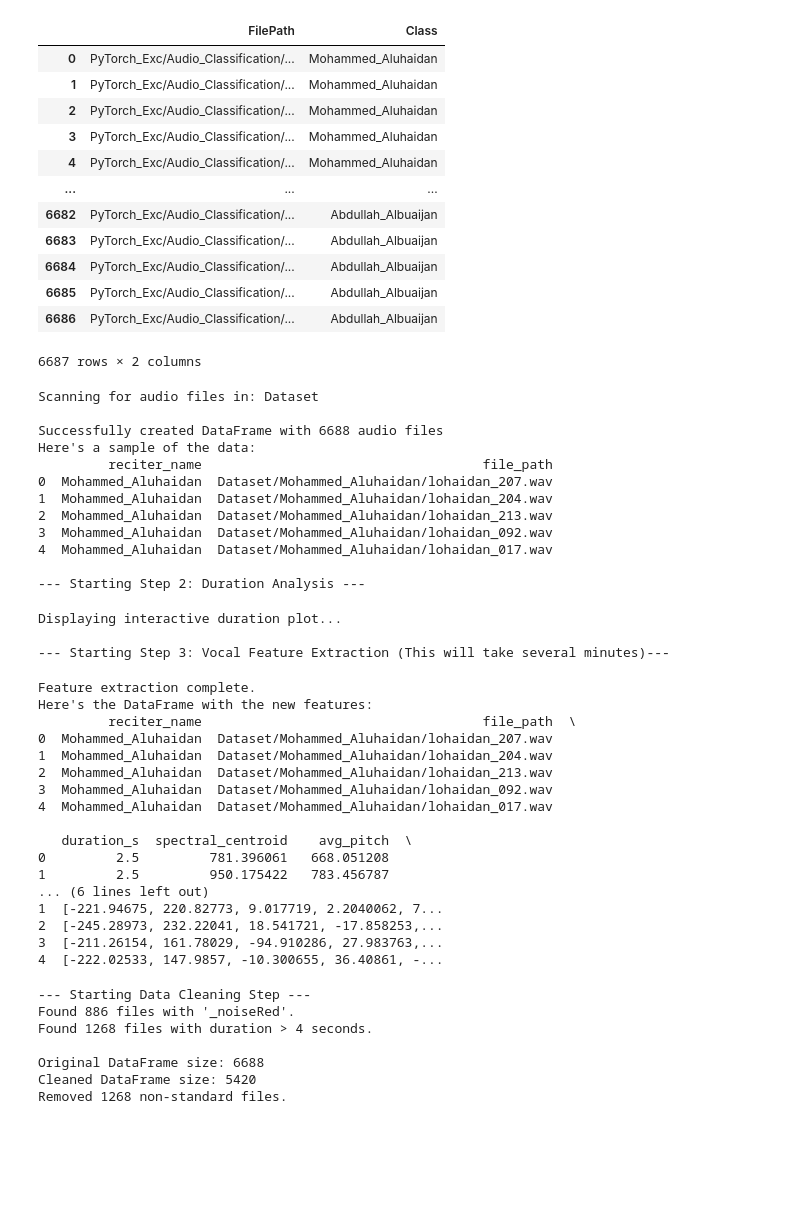
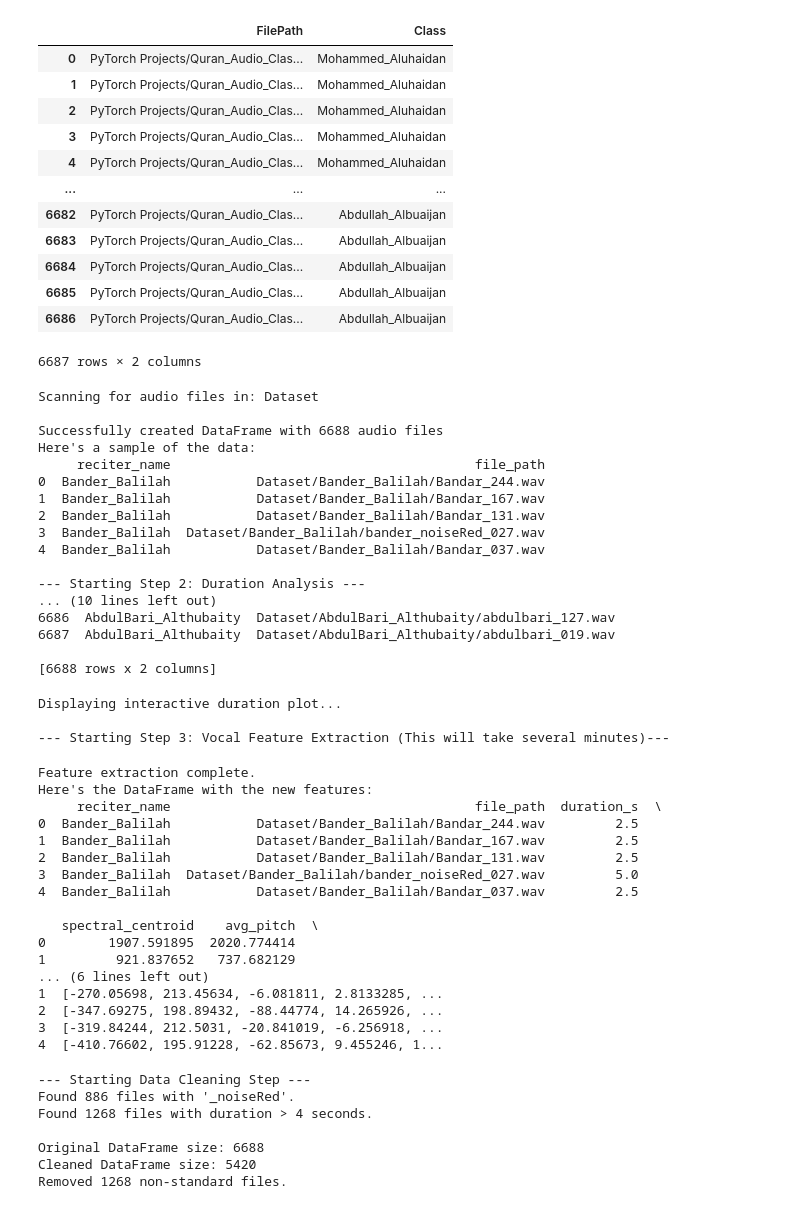
Before and after one commit to Iksiboi777/Quran_Audio_Classification, a Jupyter notebook: project.ipynb, the cells around one changed output. Drawn from its saved outputs; the diff is of its cells as text; code cells hidden in the pictures; blank space fills up the shorter version.

```diff
--- a/project.ipynb
+++ b/project.ipynb
@@ -26,22 +26,22 @@ device = "cuda" if torch.cuda.is_available() else "cpu"
 # %%
 data_df = pd.read_csv("files_paths.csv")
 
-data_df['FilePath'] = 'PyTorch_Exc/Audio_Classification' + data_df['FilePath'].str[1:]
+data_df['FilePath'] = 'PyTorch Projects/Quran_Audio_Classification' + data_df['FilePath'].str[1:]
 
 data_df
 # %% [output]
 |  | FilePath | Class |
-| 0 | PyTorch_Exc/Audio_Classification/... | Mohammed_Aluhaidan |
-| 1 | PyTorch_Exc/Audio_Classification/... | Mohammed_Aluhaidan |
-| 2 | PyTorch_Exc/Audio_Classification/... | Mohammed_Aluhaidan |
-| 3 | PyTorch_Exc/Audio_Classification/... | Mohammed_Aluhaidan |
-| 4 | PyTorch_Exc/Audio_Classification/... | Mohammed_Aluhaidan |
+| 0 | PyTorch Projects/Quran_Audio_Clas... | Mohammed_Aluhaidan |
+| 1 | PyTorch Projects/Quran_Audio_Clas... | Mohammed_Aluhaidan |
+| 2 | PyTorch Projects/Quran_Audio_Clas... | Mohammed_Aluhaidan |
+| 3 | PyTorch Projects/Quran_Audio_Clas... | Mohammed_Aluhaidan |
+| 4 | PyTorch Projects/Quran_Audio_Clas... | Mohammed_Aluhaidan |
 | ... | ... | ... |
-| 6682 | PyTorch_Exc/Audio_Classification/... | Abdullah_Albuaijan |
-| 6683 | PyTorch_Exc/Audio_Classification/... | Abdullah_Albuaijan |
-| 6684 | PyTorch_Exc/Audio_Classification/... | Abdullah_Albuaijan |
-| 6685 | PyTorch_Exc/Audio_Classification/... | Abdullah_Albuaijan |
-| 6686 | PyTorch_Exc/Audio_Classification/... | Abdullah_Albuaijan |
+| 6682 | PyTorch Projects/Quran_Audio_Clas... | Abdullah_Albuaijan |
+| 6683 | PyTorch Projects/Quran_Audio_Clas... | Abdullah_Albuaijan |
+| 6684 | PyTorch Projects/Quran_Audio_Clas... | Abdullah_Albuaijan |
+| 6685 | PyTorch Projects/Quran_Audio_Clas... | Abdullah_Albuaijan |
+| 6686 | PyTorch Projects/Quran_Audio_Clas... | Abdullah_Albuaijan |
 6687 rows × 2 columns
 # %%
 import warnings
@@ -90,6 +90,7 @@ def get_duration(file_path):
 
 # Use tqdm to show a progress bar as this can take a moment
 tqdm.pandas(desc="Calculating durations")
+print(metadata_df)
 metadata_df['duration_s'] = metadata_df['file_path'].progress_apply(get_duration)
 
 # Plot the results
@@ -142,34 +143,39 @@ Scanning for audio files in: Dataset
 
 Successfully created DataFrame with 6688 audio files
 Here's a sample of the data:
-         reciter_name                                    file_path
-0  Mohammed_Aluhaidan  Dataset/Mohammed_Aluhaidan/lohaidan_207.wav
-1  Mohammed_Aluhaidan  Dataset/Mohammed_Aluhaidan/lohaidan_204.wav
-2  Mohammed_Aluhaidan  Dataset/Mohammed_Aluhaidan/lohaidan_213.wav
-3  Mohammed_Aluhaidan  Dataset/Mohammed_Aluhaidan/lohaidan_092.wav
-4  Mohammed_Aluhaidan  Dataset/Mohammed_Aluhaidan/lohaidan_017.wav
+     reciter_name                                       file_path
+0  Bander_Balilah           Dataset/Bander_Balilah/Bandar_244.wav
+1  Bander_Balilah           Dataset/Bander_Balilah/Bandar_167.wav
+2  Bander_Balilah           Dataset/Bander_Balilah/Bandar_131.wav
+3  Bander_Balilah  Dataset/Bander_Balilah/bander_noiseRed_027.wav
+4  Bander_Balilah           Dataset/Bander_Balilah/Bandar_037.wav
 
 --- Starting Step 2: Duration Analysis ---
+... (10 lines left out)
+6686  AbdulBari_Althubaity  Dataset/AbdulBari_Althubaity/abdulbari_127.wav
+6687  AbdulBari_Althubaity  Dataset/AbdulBari_Althubaity/abdulbari_019.wav
+
+[6688 rows x 2 columns]
 Displaying interactive duration plot...
 
 --- Starting Step 3: Vocal Feature Extraction (This will take several minutes)---
 Feature extraction complete.
 Here's the DataFrame with the new features:
-         reciter_name                                    file_path  \
-0  Mohammed_Aluhaidan  Dataset/Mohammed_Aluhaidan/lohaidan_207.wav
-1  Mohammed_Aluhaidan  Dataset/Mohammed_Aluhaidan/lohaidan_204.wav
-2  Mohammed_Aluhaidan  Dataset/Mohammed_Aluhaidan/lohaidan_213.wav
-3  Mohammed_Aluhaidan  Dataset/Mohammed_Aluhaidan/lohaidan_092.wav
-4  Mohammed_Aluhaidan  Dataset/Mohammed_Aluhaidan/lohaidan_017.wav
+     reciter_name                                       file_path  duration_s  \
+0  Bander_Balilah           Dataset/Bander_Balilah/Bandar_244.wav         2.5
+1  Bander_Balilah           Dataset/Bander_Balilah/Bandar_167.wav         2.5
+2  Bander_Balilah           Dataset/Bander_Balilah/Bandar_131.wav         2.5
+3  Bander_Balilah  Dataset/Bander_Balilah/bander_noiseRed_027.wav         5.0
+4  Bander_Balilah           Dataset/Bander_Balilah/Bandar_037.wav         2.5
 
-   duration_s  spectral_centroid    avg_pitch  \
-0         2.5         781.396061   668.051208
-1         2.5         950.175422   783.456787
+   spectral_centroid    avg_pitch  \
+0        1907.591895  2020.774414
+1         921.837652   737.682129
 ... (6 lines left out)
-1  [-221.94675, 220.82773, 9.017719, 2.2040062, 7...
-2  [-245.28973, 232.22041, 18.541721, -17.858253,...
-3  [-211.26154, 161.78029, -94.910286, 27.983763,...
-4  [-222.02533, 147.9857, -10.300655, 36.40861, -...
+1  [-270.05698, 213.45634, -6.081811, 2.8133285, ...
+2  [-347.69275, 198.89432, -88.44774, 14.265926, ...
+3  [-319.84244, 212.5031, -20.841019, -6.256918, ...
+4  [-410.76602, 195.91228, -62.85673, 9.455246, 1...
 # %%
 # --- ADD THIS CLEANING STEP AFTER FEATURE EXTRACTION (AFTER STEP 3) ---
 
```
Also changed, not shown: parts of 9 cells of this notebook, 8 other files.
